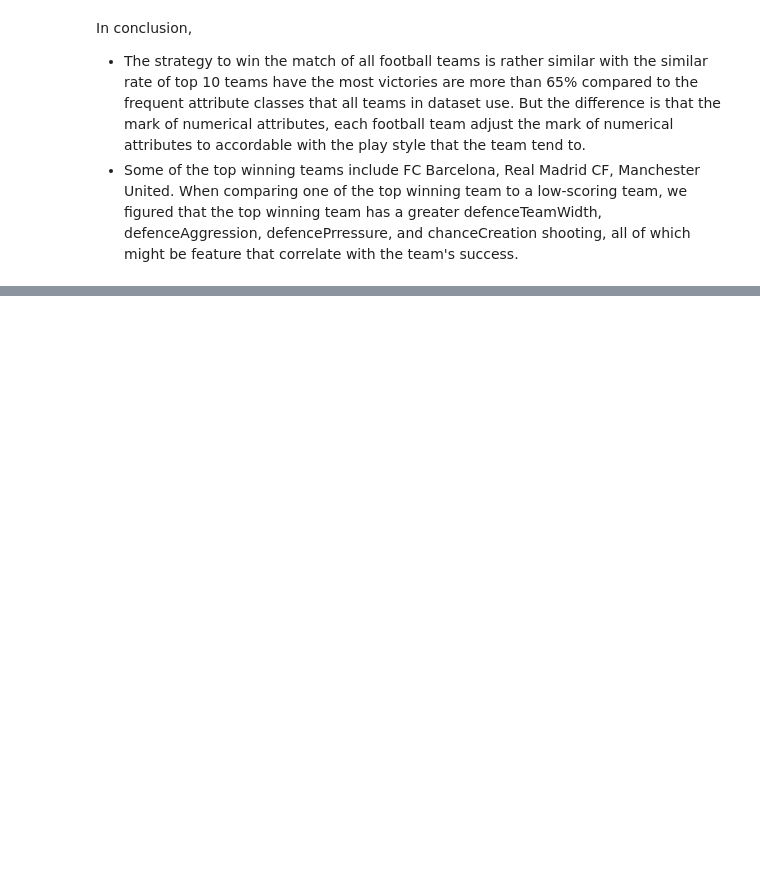
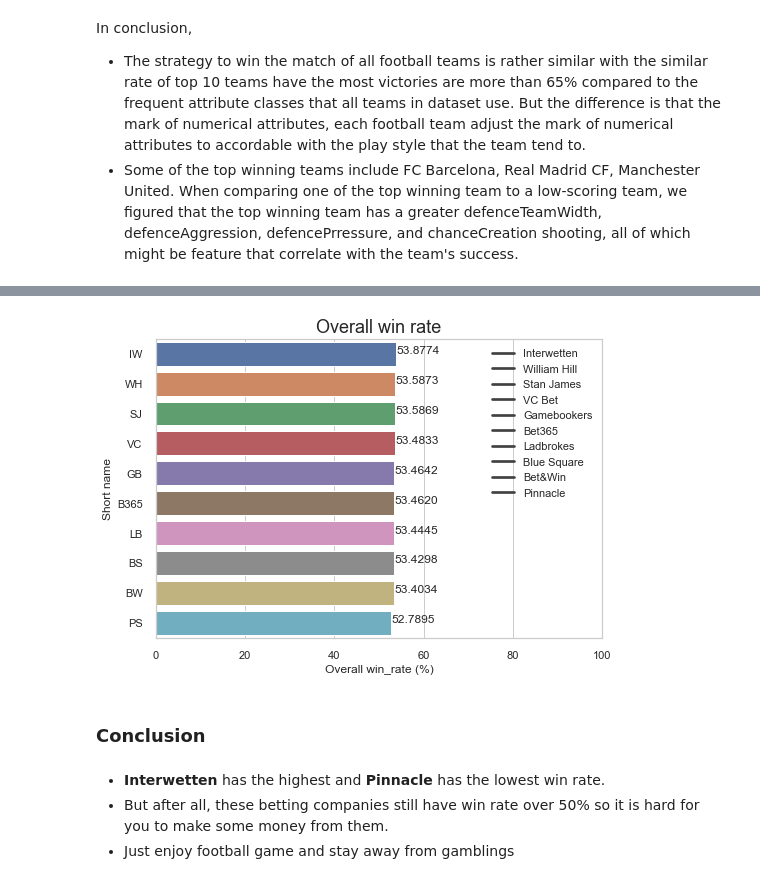
Before and after one commit to hieuhuynhcao/DSProgramming_Final, a Jupyter notebook: analyze.ipynb, the cells around one changed output, grey strips where cells are left out. Saved outputs shown, nothing was run; the diff lists cells and outputs as text; code cells hidden in the pictures; blank space fills up the shorter version.

```diff
--- a/analyze.ipynb
+++ b/analyze.ipynb
@@ -1102,0 +1184,3 @@ In conclusion,
+# %%
+df_match['result'] = df_match.apply(result,axis=1)
+df_match
@@ -1102,0 +1223,4 @@ In conclusion,
+# %%
+for item in companies['Short name']:
+    df_match[item] = df_match.apply(companies_pred, axis = 1, shortname=item)
+df_match
@@ -1102,0 +1248,3 @@ In conclusion,
+# %%
+df_match =  df_match.merge(df_league[['id','name']], left_on='league_id', right_on='id')
+df_match.sample()
@@ -1102,0 +1297,39 @@ In conclusion,
+# %%
+def show_values(axs, orient="v", space=.01):
+    def _single(ax):
+        if orient == "v":
+            for p in ax.patches:
+                _x = p.get_x() + p.get_width() / 2
+                _y = p.get_y() + p.get_height() + (p.get_height()*0.01)
+                value = '{:.4f}'.format(p.get_height())
+                ax.text(_x, _y, value, ha="center")
+        elif orient == "h":
+            for p in ax.patches:
+                _x = p.get_x() + p.get_width() + float(space)
+                _y = p.get_y() + p.get_height() - (p.get_height()*0.5)
+                value = '{:.4f}'.format(p.get_width())
+                ax.text(_x, _y, value, ha="left")
+
+    if isinstance(axs, np.ndarray):
+        for idx, ax in np.ndenumerate(axs):
+            _single(ax)
+    else:
+        _single(axs)
+# %%
+league = companies[['Short name', 'Company name', 'Overall win_rate (%)', 'matches']]
+league = league.sort_values(by=['Overall win_rate (%)','matches'], ascending=False)
+sns.set_theme(style="whitegrid")
+p = sns.barplot(y = 'Short name', x ='Overall win_rate (%)', data=league,orient="h")
+show_values(p, "h", space= 0.09)
+plt.title('Overall win rate',  fontsize=18)
+plt.legend(league['Company name'])
+plt.xlim(0,100)
+plt.show()
+# %% [output]
+[figure, added]
+# %% [markdown]
+### Conclusion
+# %% [markdown]
+- **Interwetten** has the highest and **Pinnacle** has the lowest win rate.
+- But after all, these betting companies still have win rate over 50% so it is hard for you to make some money from them.
+- Just enjoy football game and stay away from gamblings
```
Also changed, not shown: parts of 20 cells of this notebook, 1 other file.
